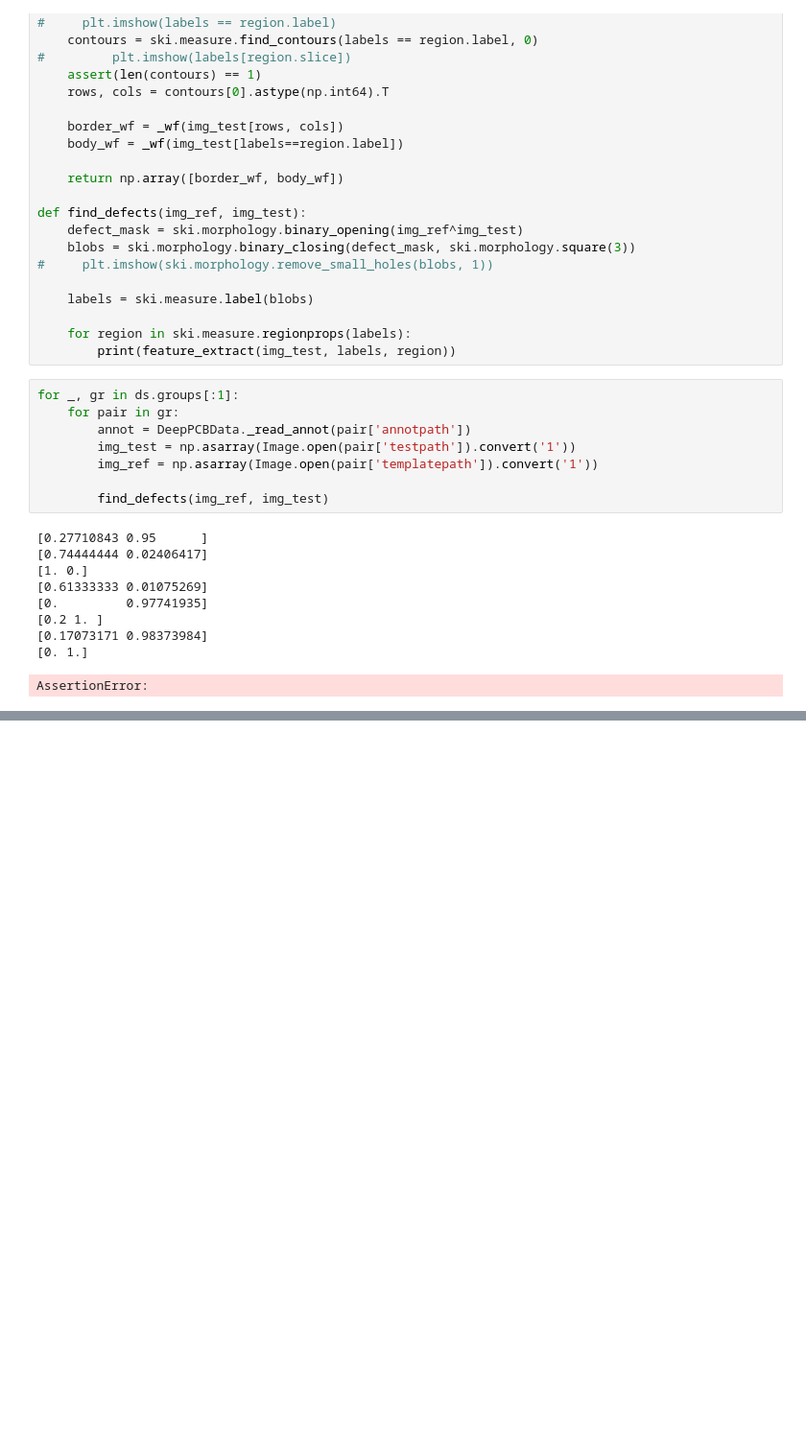
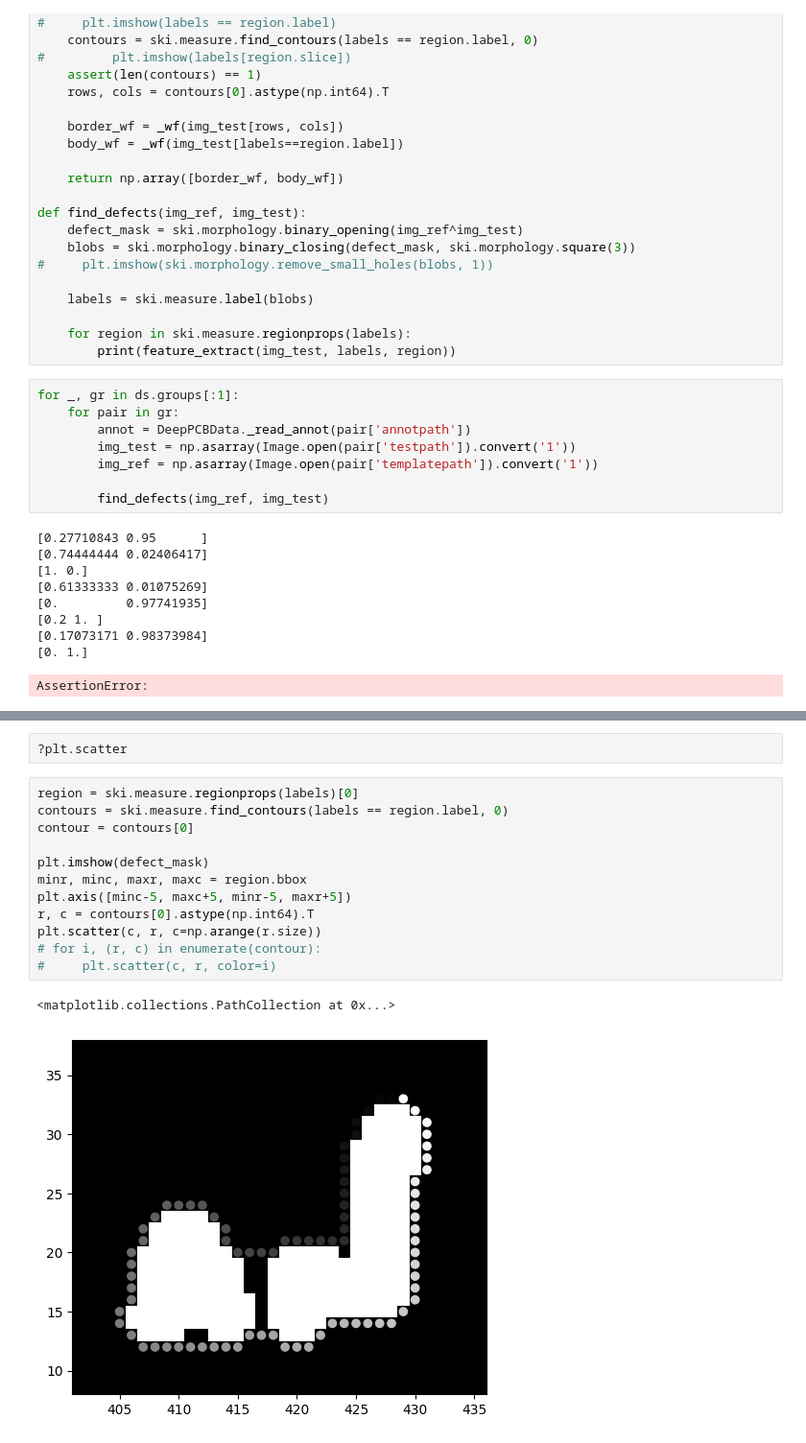
Before and after one commit to barzamin/cs639-ariadne, a Jupyter notebook: notebooks/cv_prototyping.ipynb, the cells around one changed output, grey strips where cells are left out. Shown at 96% size. Cells and saved outputs as stored; diff of their text form; blank space fills up the shorter version.

```diff
--- a/notebooks/cv_prototyping.ipynb
+++ b/notebooks/cv_prototyping.ipynb
@@ -173,0 +180,17 @@ ax.imshow(ski.morphology.remove_small_holes(defect_mask))
+# %%
+?plt.scatter
+# %%
+region = ski.measure.regionprops(labels)[0]
+contours = ski.measure.find_contours(labels == region.label, 0)
+contour = contours[0]
+
+plt.imshow(defect_mask)
+minr, minc, maxr, maxc = region.bbox
+plt.axis([minc-5, maxc+5, minr-5, maxr+5])
+r, c = contours[0].astype(np.int64).T
+plt.scatter(c, r, c=np.arange(r.size))
+# for i, (r, c) in enumerate(contour):
+#     plt.scatter(c, r, color=i)
+# %% [output]
+<matplotlib.collections.PathCollection at 0x...>
+[figure, added]
```
Also changed, not shown: parts of 8 cells of this notebook, 1 other file.
